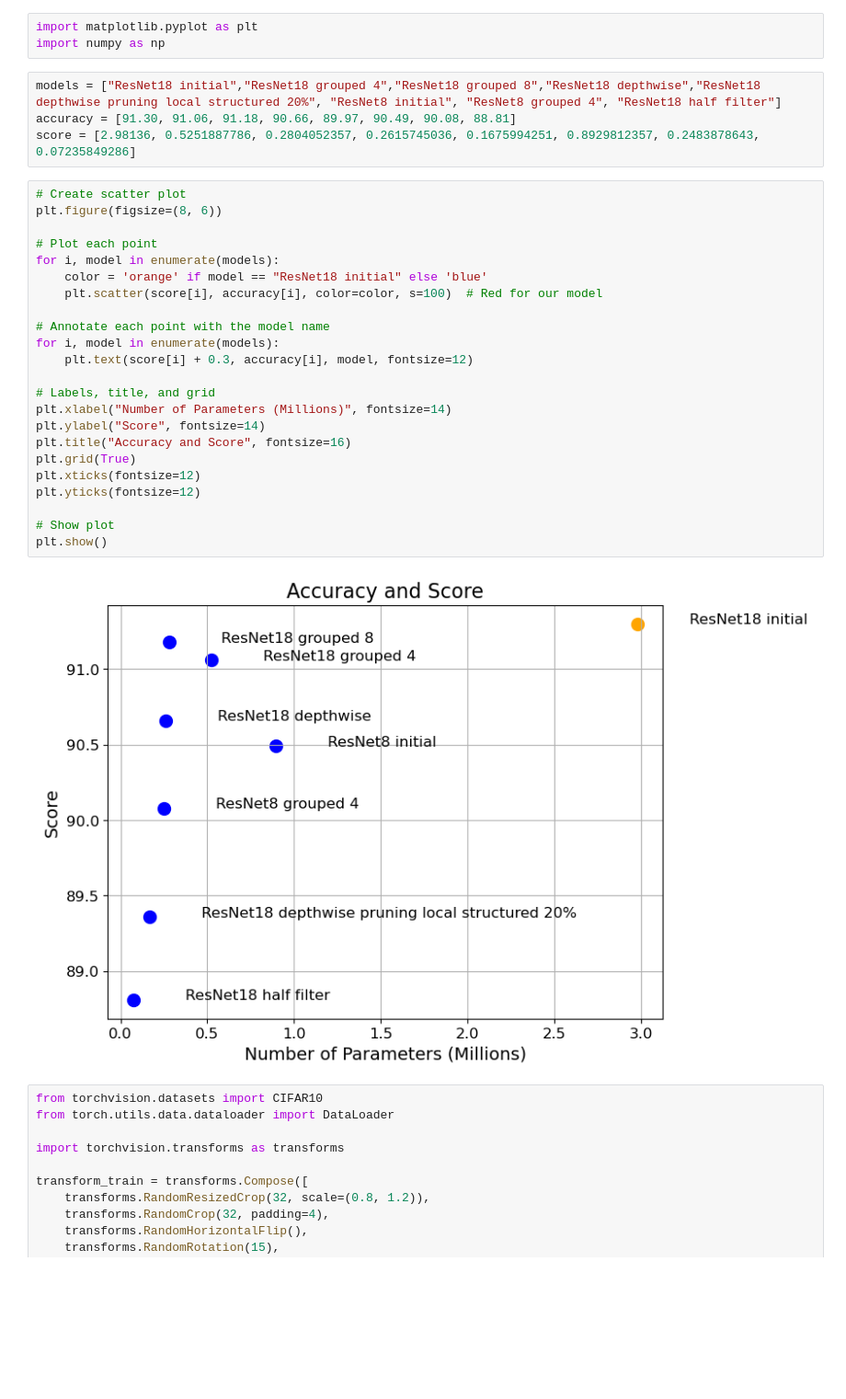
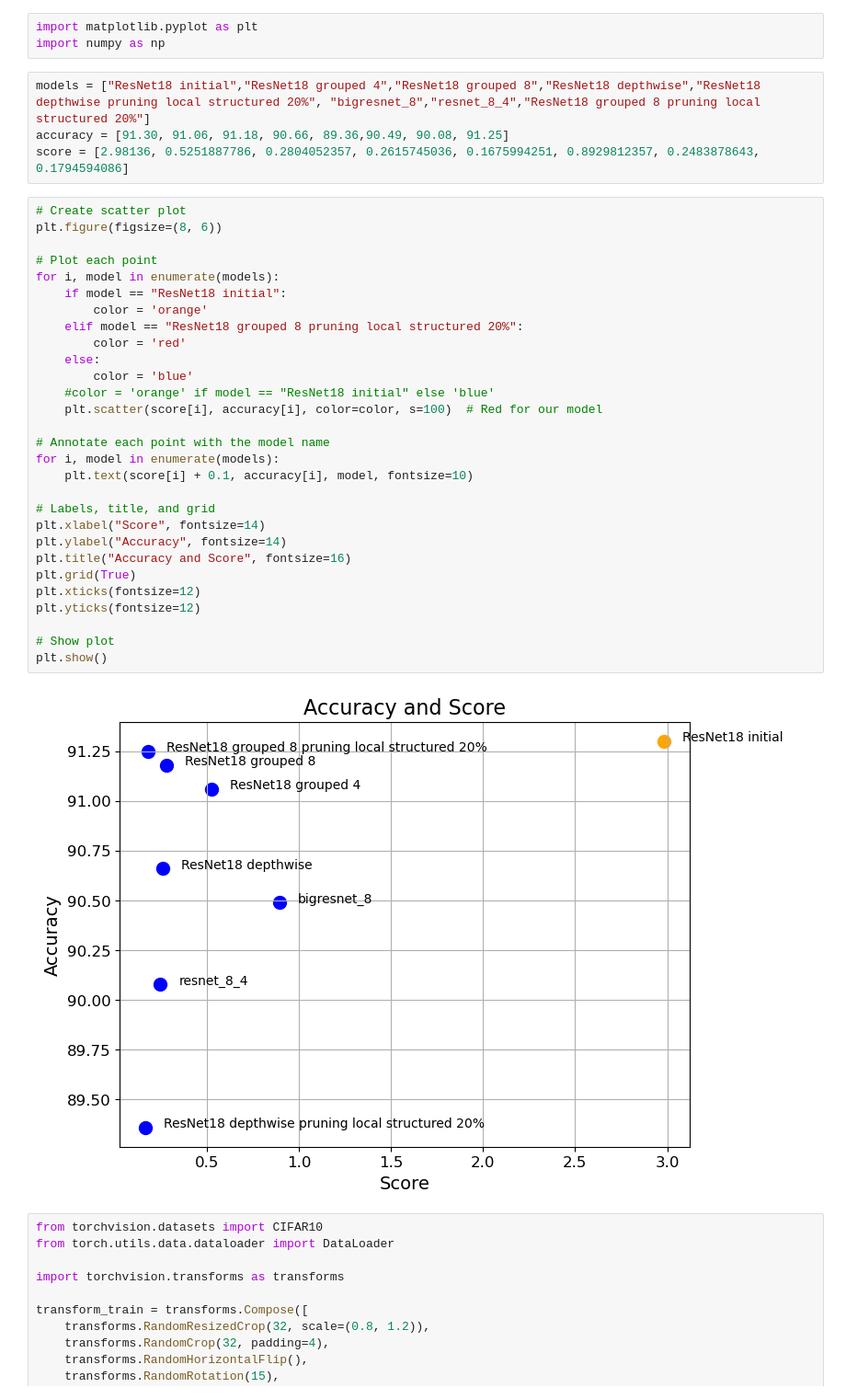
Before and after one commit to xueyun0512/efficient-deep-learning-lea, a Jupyter notebook: LAB/LAB3/plotting.ipynb, the cells around one changed output. Shown: that part at 92% size. Cells and saved outputs as stored; diff of their text form; blank space fills up the shorter version.

```diff
--- a/LAB/LAB3/plotting.ipynb
+++ b/LAB/LAB3/plotting.ipynb
@@ -2,34 +2,40 @@
 import matplotlib.pyplot as plt
 import numpy as np
 # %%
-models = ["ResNet18 initial","ResNet18 grouped 4","ResNet18 grouped 8","ResNet18 depthwise","ResNet18 depthwise pruning local structured 20%", "ResNet8 initial", "ResNet8 grouped 4", "ResNet18 half filter"]
-accuracy = [91.30, 91.06, 91.18, 90.66, 89.97, 90.49, 90.08, 88.81]
-score = [2.98136, 0.5251887786, 0.2804052357, 0.2615745036, 0.1675994251, 0.8929812357, 0.2483878643, 0.07235849286]
+models = ["ResNet18 initial","ResNet18 grouped 4","ResNet18 grouped 8","ResNet18 depthwise","ResNet18 depthwise pruning local structured 20%", "bigresnet_8","resnet_8_4","ResNet18 grouped 8 pruning local structured 20%"]
+accuracy = [91.30, 91.06, 91.18, 90.66, 89.36,90.49, 90.08, 91.25]
+score = [2.98136, 0.5251887786, 0.2804052357, 0.2615745036, 0.1675994251, 0.8929812357, 0.2483878643, 0.1794594086]
 # %%
 # Create scatter plot
 plt.figure(figsize=(8, 6))
 
 # Plot each point
 for i, model in enumerate(models):
-    color = 'orange' if model == "ResNet18 initial" else 'blue'
+    if model == "ResNet18 initial":
+        color = 'orange'
+    elif model == "ResNet18 grouped 8 pruning local structured 20%":
+        color = 'red'
+    else:
+        color = 'blue'
+    #color = 'orange' if model == "ResNet18 initial" else 'blue'
     plt.scatter(score[i], accuracy[i], color=color, s=100)  # Red for our model
 
 # Annotate each point with the model name
 for i, model in enumerate(models):
-    plt.text(score[i] + 0.3, accuracy[i], model, fontsize=12)
+    plt.text(score[i] + 0.1, accuracy[i], model, fontsize=10)
 
 # Labels, title, and grid
-plt.xlabel("Number of Parameters (Millions)", fontsize=14)
-plt.ylabel("Score", fontsize=14)
+plt.xlabel("Score", fontsize=14)
+plt.ylabel("Accuracy", fontsize=14)
 plt.title("Accuracy and Score", fontsize=16)
 plt.grid(True)
 plt.xticks(fontsize=12)
 plt.yticks(fontsize=12)
 
 # Show plot
 plt.show()
 # %% [output]
-[figure, old version]
+[figure, new version]
 # %%
 from torchvision.datasets import CIFAR10
 from torch.utils.data.dataloader import DataLoader
```
Also changed, not shown: 4 other files.
